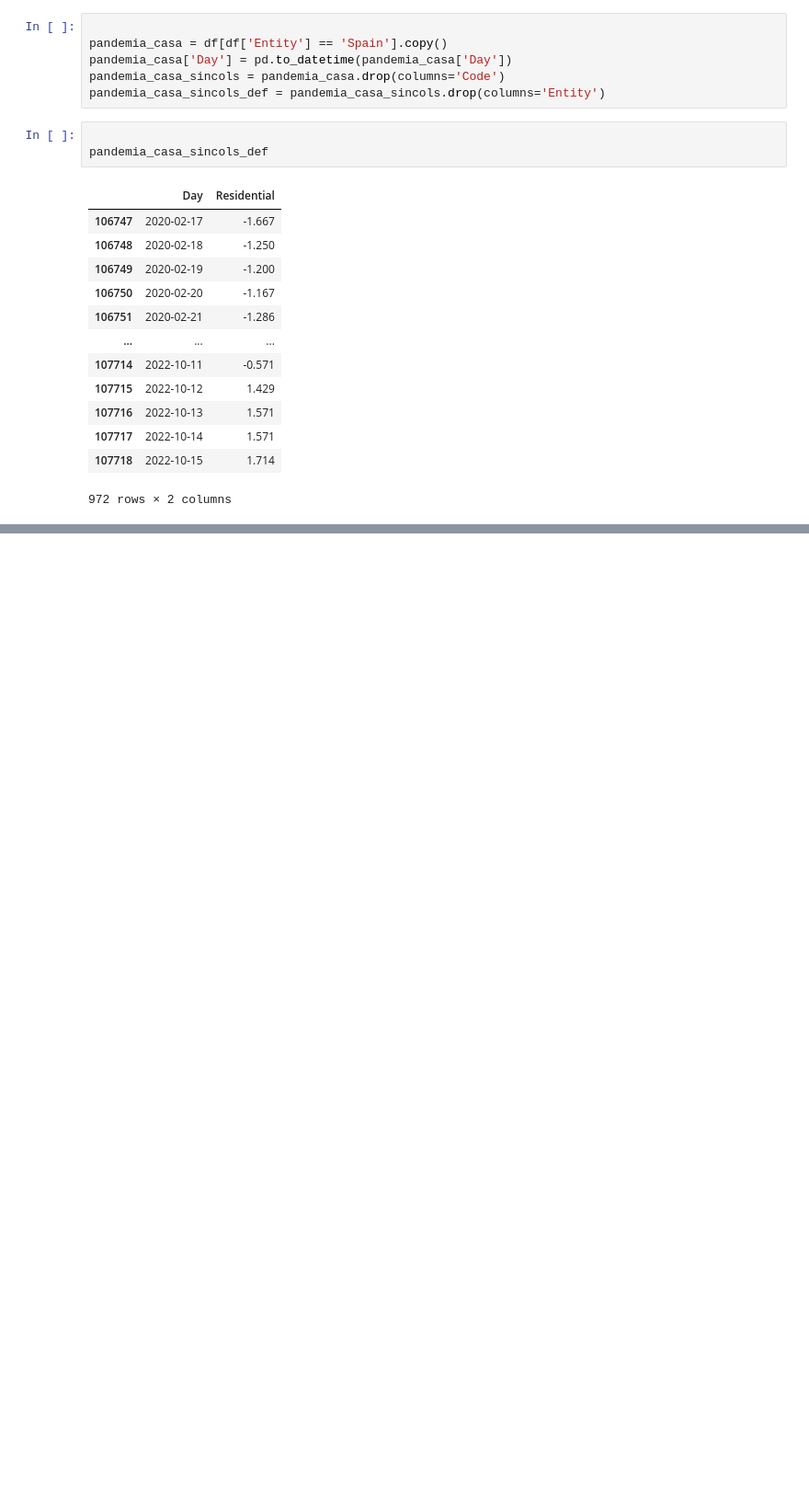
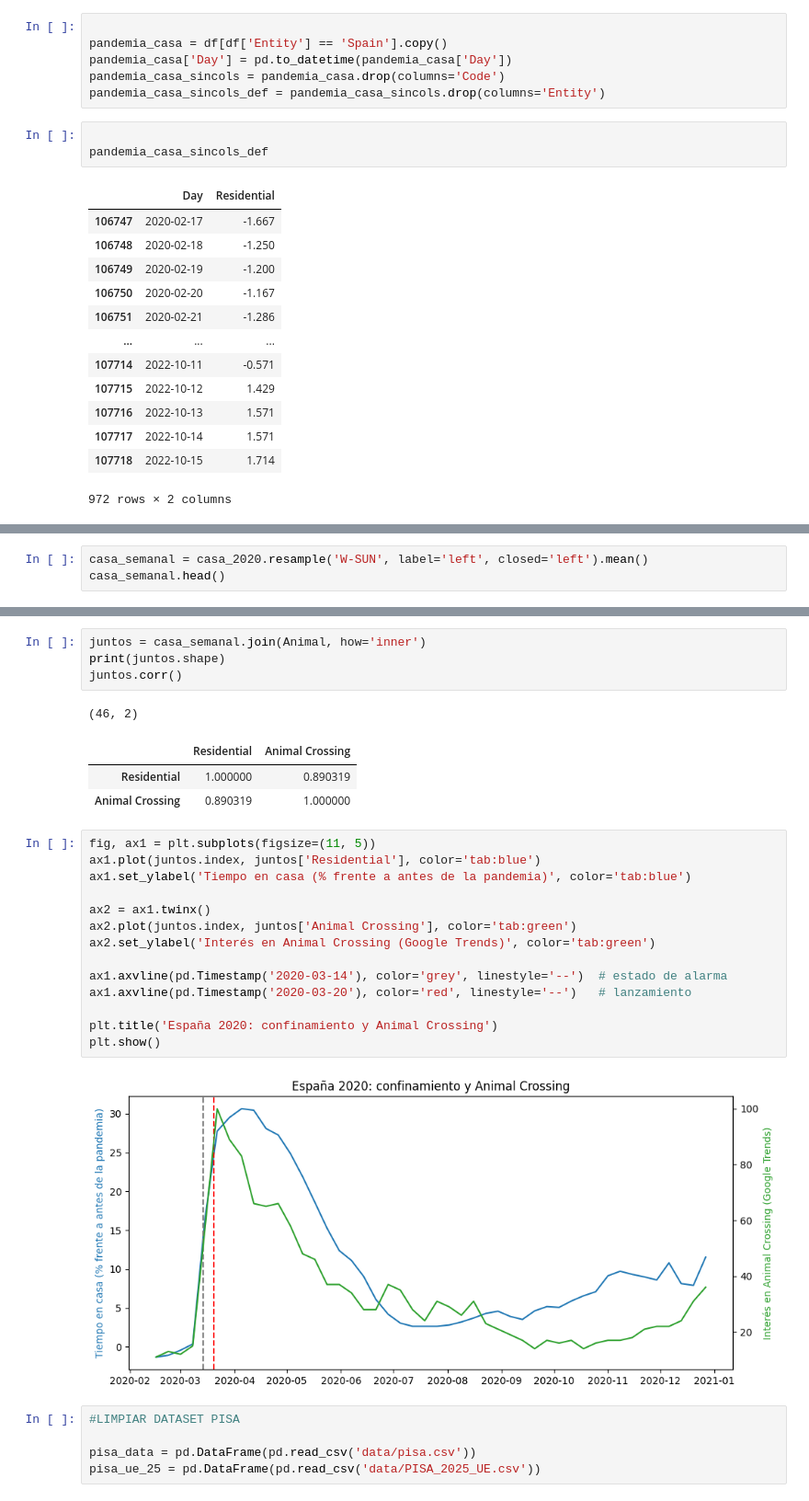
Before and after one commit to Avalverdep/2026-10-BILBAO-FT-Data-Science, a Jupyter notebook: 2-Data_Analysis/EDA/EDA_Andoni.ipynb, the cells around one changed output, grey strips where cells are left out. Shown at 92% size. Drawn from its saved outputs; the diff is of its cells as text; blank space fills up the shorter version.

```diff
--- a/2-Data_Analysis/EDA/EDA_Andoni.ipynb
+++ b/2-Data_Analysis/EDA/EDA_Andoni.ipynb
@@ -52,0 +60,3 @@ Animal
+# %%
+casa_semanal = casa_2020.resample('W-SUN', label='left', closed='left').mean()
+casa_semanal.head()
@@ -52,0 +71,30 @@ Animal
+# %%
+juntos = casa_semanal.join(Animal, how='inner')
+print(juntos.shape)
+juntos.corr()
+# %% [output]
+(46, 2)
+|  | Residential | Animal Crossing |
+| Residential | 1.000000 | 0.890319 |
+| Animal Crossing | 0.890319 | 1.000000 |
+# %%
+fig, ax1 = plt.subplots(figsize=(11, 5))
+ax1.plot(juntos.index, juntos['Residential'], color='tab:blue')
+ax1.set_ylabel('Tiempo en casa (% frente a antes de la pandemia)', color='tab:blue')
+
+ax2 = ax1.twinx()
+ax2.plot(juntos.index, juntos['Animal Crossing'], color='tab:green')
+ax2.set_ylabel('Interés en Animal Crossing (Google Trends)', color='tab:green')
+
+ax1.axvline(pd.Timestamp('2020-03-14'), color='grey', linestyle='--')  # estado de alarma
+ax1.axvline(pd.Timestamp('2020-03-20'), color='red', linestyle='--')   # lanzamiento
+
+plt.title('España 2020: confinamiento y Animal Crossing')
+plt.show()
+# %% [output]
+[figure, added]
+# %%
+#LIMPIAR DATASET PISA
+
+pisa_data = pd.DataFrame(pd.read_csv('data/pisa.csv'))
+pisa_ue_25 = pd.DataFrame(pd.read_csv('data/PISA_2025_UE.csv'))
```
Also changed, not shown: parts of 15 cells of this notebook, 10 other files.
